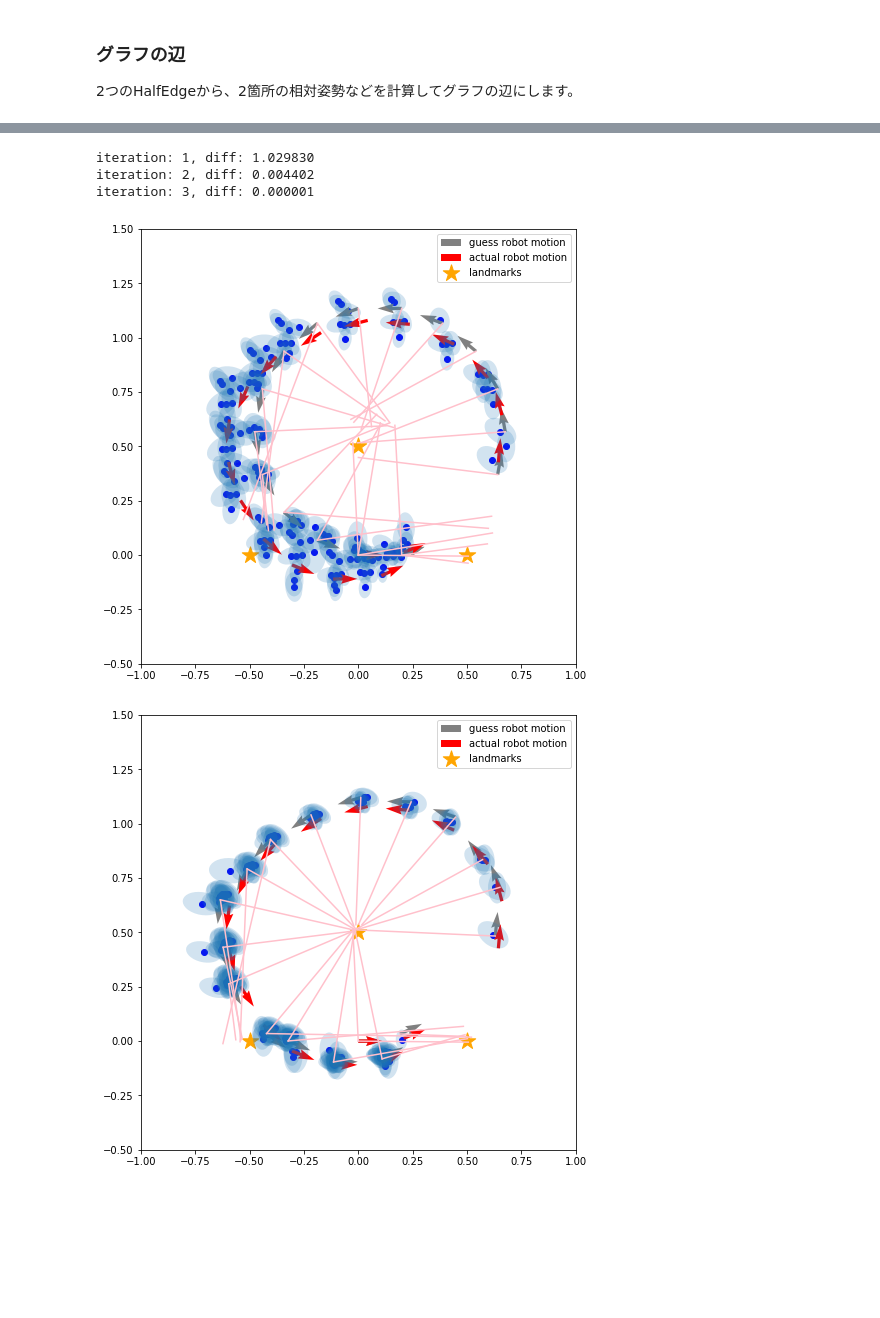
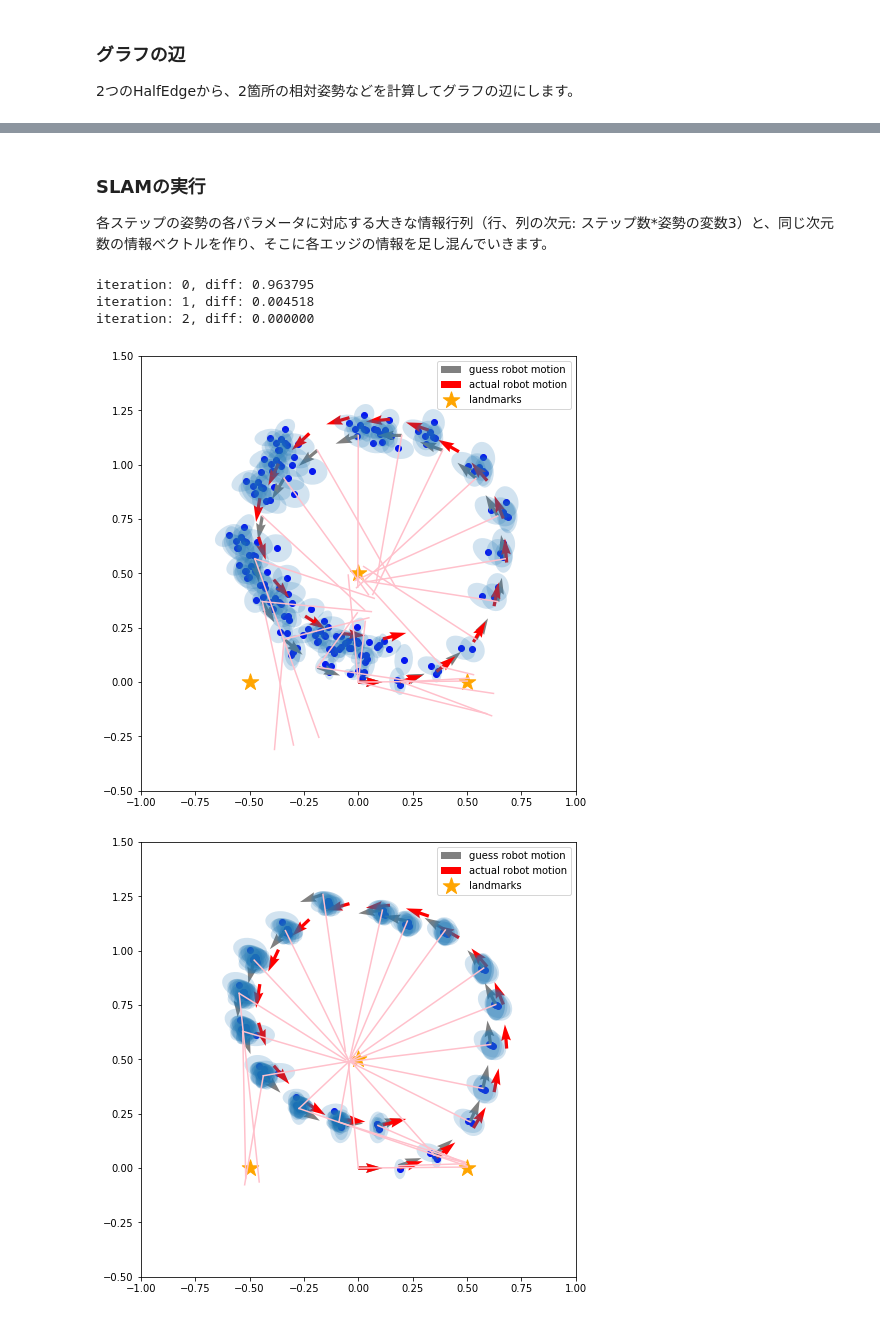
Before and after one commit to ryuichiueda/probrobo_practice, a Jupyter notebook: graph-based_SLAM/graph-based_slam.ipynb, the cells around one changed output, grey strips where cells are left out. Cells and saved outputs as stored; diff of their text form; code cells hidden in the pictures; blank space fills up the shorter version.

```diff
--- a/graph-based_SLAM/graph-based_slam.ipynb
+++ b/graph-based_SLAM/graph-based_slam.ipynb
@@ -396,44 +410,56 @@ draw()
+# %% [markdown]
+### SLAMの実行
+
+各ステップの姿勢の各パラメータに対応する大きな情報行列（行、列の次元: ステップ数*姿勢の変数3）と、同じ次元数の情報ベクトルを作り、そこに各エッジの情報を足し混んでいきます。
 # %%
 import itertools
 
-for itr in range(1,20):
+for itr in range(20):      # 収束するまで繰り返しますが、上限を20回に
     pos_edges = []
 
-    for i in range(len(actual_landmarks.positions)):
-        es = list(filter(lambda e: e.landmark_id == i, obs_edges))
-        ps = list(itertools.combinations(es,2))
+    # このfor文では、HalfEdgeからグラフの辺を作っていきます。
+    for i in range(len(actual_landmarks.positions)):                           # ランドマークごとにHalfEdgeからEdgeを作る
+        es = list(filter(lambda e: e.landmark_id == i, obs_edges))      # 同じランドマークIDを持つHalfEdgeの抽出
+        ps = list(itertools.combinations(es,2))                                       # esの要素のペアを全通り作る
         for p in ps:
-            pos_edges.append(Edge(p[0],p[1]))
+            pos_edges.append(Edge(p[0],p[1]))                                    # エッジを登録
 
-    draw(itr-1)
+    draw(itr)
 
+    # 空の情報行列と情報ベクトルを作成
     n = len(robot.guess_poses)*3
     matH = np.zeros((n,n))
     vecb = np.zeros((n,1))
 
+    # エッジの情報を足していく
     for e in pos_edges:
         e.addInfo(matH,vecb)
 
+    # 原点を固定するために最初の3変数に大きな情報を与える
     matH[0:3,0:3] += np.identity(3)*10000
 
+    # どれだけ姿勢の推定値を変更するかは、以下の計算から算出できる（情報行列の逆行列に情報ベクトルをかけてマイナス）
     delta = - np.linalg.inv(matH).dot(vecb)
 
+    # 推定値を更新
     for i,p in enumerate(robot.guess_poses):
         p[0] += delta[i*3,0]
         p[1] += delta[i*3+1,0]
         p[2] += delta[i*3+2,0]
 
+    # HalfEdgeに登録してある推定値も更新
     for e in obs_edges:
         e.update(robot.guess_poses)
 
+    # どれだけ推定値が変更されたかを計算して、閾値を超えたら終了
     diff = delta.T.dot(delta)
     print("iteration: %d, diff: %f" % (itr,diff))
     if diff[0,0] < 1.0e-5:
         draw(itr)
         break
 # %% [output]
-iteration: 1, diff: 1.029830
-iteration: 2, diff: 0.004402
-iteration: 3, diff: 0.000001
+iteration: 0, diff: 0.963795
+iteration: 1, diff: 0.004518
+iteration: 2, diff: 0.000000
-[figure, old version]
+[figure, new version]
-[figure, old version]
+[figure, new version]
```
Also changed, not shown: parts of 7 cells of this notebook.
